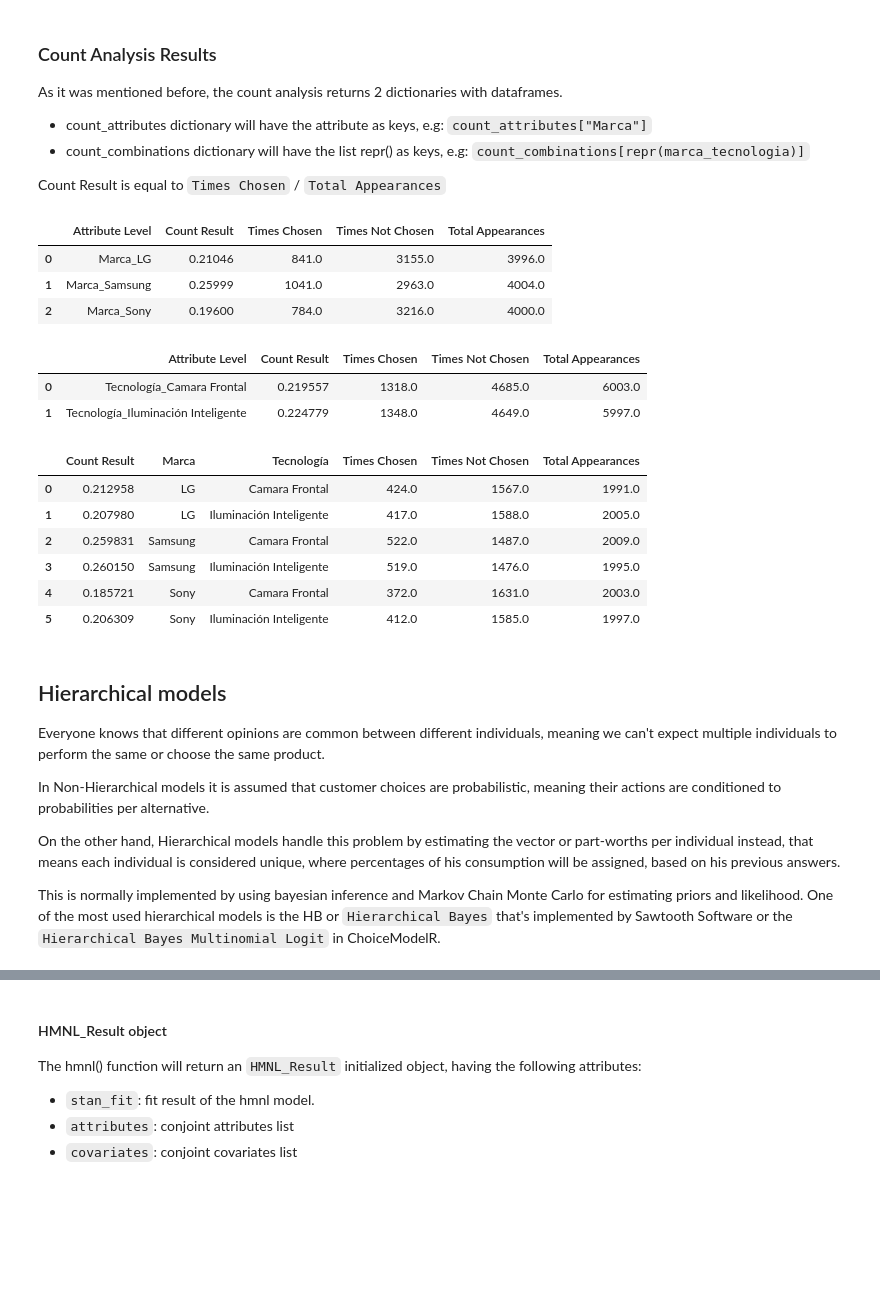
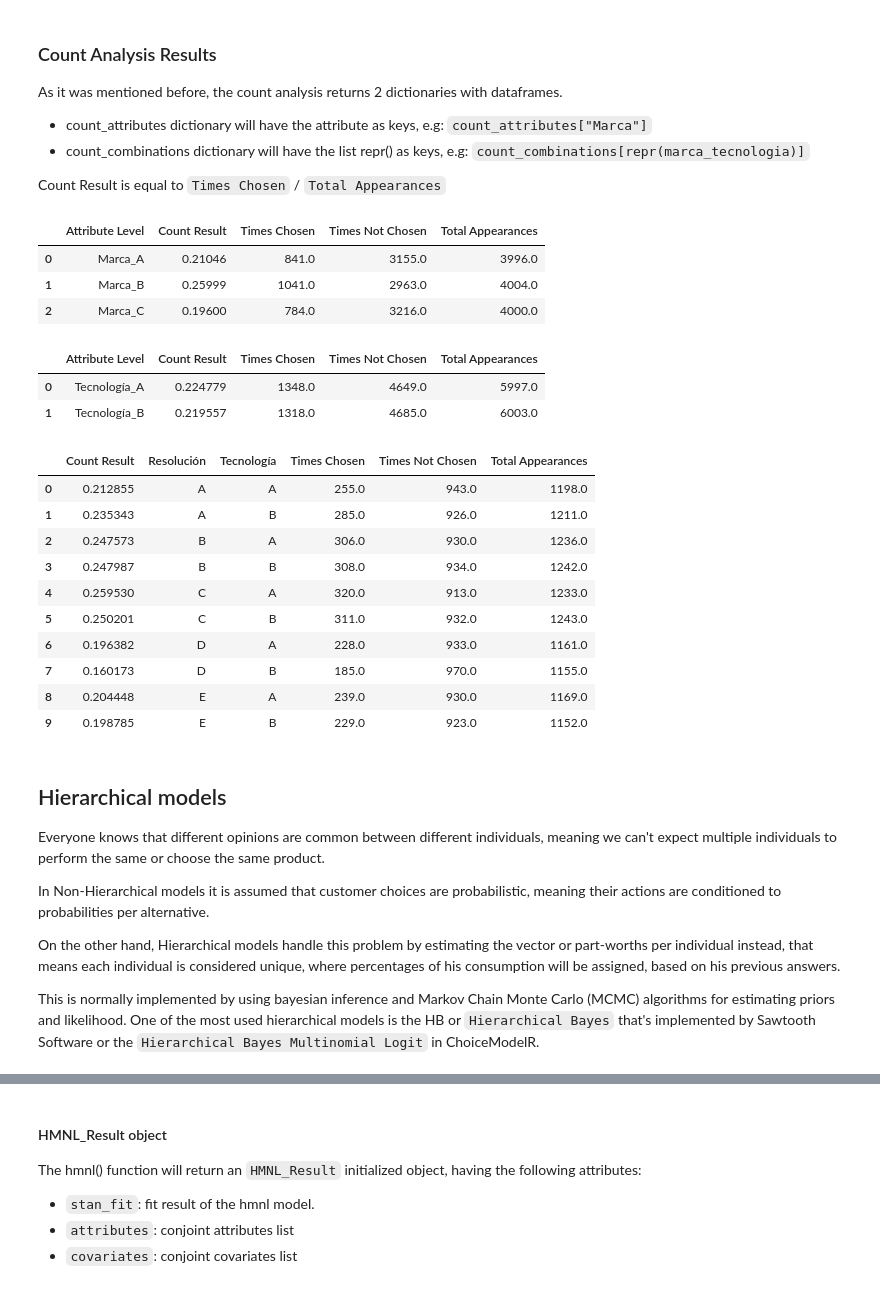
Before and after one commit to DATasso/simpleconjoint, a Jupyter notebook: notebooks/cbc.ipynb, the cells around one changed output, grey strips where cells are left out. Cells and saved outputs as stored; diff of their text form; code cells hidden in the pictures; blank space fills up the shorter version.

```diff
--- a/notebooks/cbc.ipynb
+++ b/notebooks/cbc.ipynb
@@ -82,7 +90,7 @@ You can also use the arg `to_excel=True` to save everything to a single excel na
 # Example variables mentioned before
 col_chosen="Seleccionada"
 attributes = ["Marca", "Tecnología", "Resolución"]
-marca_tecnologia = ["Marca", "Tecnología"]
+marca_precio = ["Marca", "Precio"]
 resolucion_tecnologia = ["Resolución", "Tecnología"]
 attribute_combinations = [marca_precio, resolucion_tecnologia]
 
@@ -105,25 +121,29 @@ Count Result is equal to `Times Chosen` / `Total Appearances`
 count_attributes["Marca"]
 # %% [output]
 |  | Attribute Level | Count Result | Times Chosen | Times Not Chosen | Total Appearances |
-| 0 | Marca_LG | 0.21046 | 841.0 | 3155.0 | 3996.0 |
-| 1 | Marca_Samsung | 0.25999 | 1041.0 | 2963.0 | 4004.0 |
-| 2 | Marca_Sony | 0.19600 | 784.0 | 3216.0 | 4000.0 |
+| 0 | Marca_A | 0.21046 | 841.0 | 3155.0 | 3996.0 |
+| 1 | Marca_B | 0.25999 | 1041.0 | 2963.0 | 4004.0 |
+| 2 | Marca_C | 0.19600 | 784.0 | 3216.0 | 4000.0 |
 # %%
 count_attributes["Tecnología"]
 # %% [output]
 |  | Attribute Level | Count Result | Times Chosen | Times Not Chosen | Total Appearances |
-| 0 | Tecnología_Camara Frontal | 0.219557 | 1318.0 | 4685.0 | 6003.0 |
-| 1 | Tecnología_Iluminación Inteligente | 0.224779 | 1348.0 | 4649.0 | 5997.0 |
+| 0 | Tecnología_A | 0.224779 | 1348.0 | 4649.0 | 5997.0 |
+| 1 | Tecnología_B | 0.219557 | 1318.0 | 4685.0 | 6003.0 |
 # %%
-count_combinations[repr(marca_tecnologia)]
+count_combinations[repr(resolucion_tecnologia)]
 # %% [output]
-|  | Count Result | Marca | Tecnología | Times Chosen | Times Not Chosen | Total Appearances |
-| 0 | 0.212958 | LG | Camara Frontal | 424.0 | 1567.0 | 1991.0 |
-| 1 | 0.207980 | LG | Iluminación Inteligente | 417.0 | 1588.0 | 2005.0 |
-| 2 | 0.259831 | Samsung | Camara Frontal | 522.0 | 1487.0 | 2009.0 |
-| 3 | 0.260150 | Samsung | Iluminación Inteligente | 519.0 | 1476.0 | 1995.0 |
-| 4 | 0.185721 | Sony | Camara Frontal | 372.0 | 1631.0 | 2003.0 |
-| 5 | 0.206309 | Sony | Iluminación Inteligente | 412.0 | 1585.0 | 1997.0 |
+|  | Count Result | Resolución | Tecnología | Times Chosen | Times Not Chosen | Total Appearances |
+| 0 | 0.212855 | A | A | 255.0 | 943.0 | 1198.0 |
+| 1 | 0.235343 | A | B | 285.0 | 926.0 | 1211.0 |
+| 2 | 0.247573 | B | A | 306.0 | 930.0 | 1236.0 |
+| 3 | 0.247987 | B | B | 308.0 | 934.0 | 1242.0 |
+| 4 | 0.259530 | C | A | 320.0 | 913.0 | 1233.0 |
+| 5 | 0.250201 | C | B | 311.0 | 932.0 | 1243.0 |
+| 6 | 0.196382 | D | A | 228.0 | 933.0 | 1161.0 |
+| 7 | 0.160173 | D | B | 185.0 | 970.0 | 1155.0 |
+| 8 | 0.204448 | E | A | 239.0 | 930.0 | 1169.0 |
+| 9 | 0.198785 | E | B | 229.0 | 923.0 | 1152.0 |
 # %% [markdown]
 ## Hierarchical models
 
@@ -133,7 +153,7 @@ In Non-Hierarchical models it is assumed that customer choices are probabilistic
 
 On the other hand, Hierarchical models handle this problem by estimating the vector or part-worths per individual instead, that means each individual is considered unique, where percentages of his consumption will be assigned, based on his previous answers.
 
-This is normally implemented by using bayesian inference and Markov Chain Monte Carlo for estimating priors and likelihood.
+This is normally implemented by using bayesian inference and Markov Chain Monte Carlo (MCMC) algorithms for estimating priors and likelihood.
 One of the most used hierarchical models is the HB or `Hierarchical Bayes` that's implemented by Sawtooth Software or the `Hierarchical Bayes Multinomial Logit` in ChoiceModelR.
 # %% [markdown]
 ### CBC Hierarchical Multinomial Logit model in simpleconjoint
```
Also changed, not shown: parts of 17 cells of this notebook, 1 other file.
